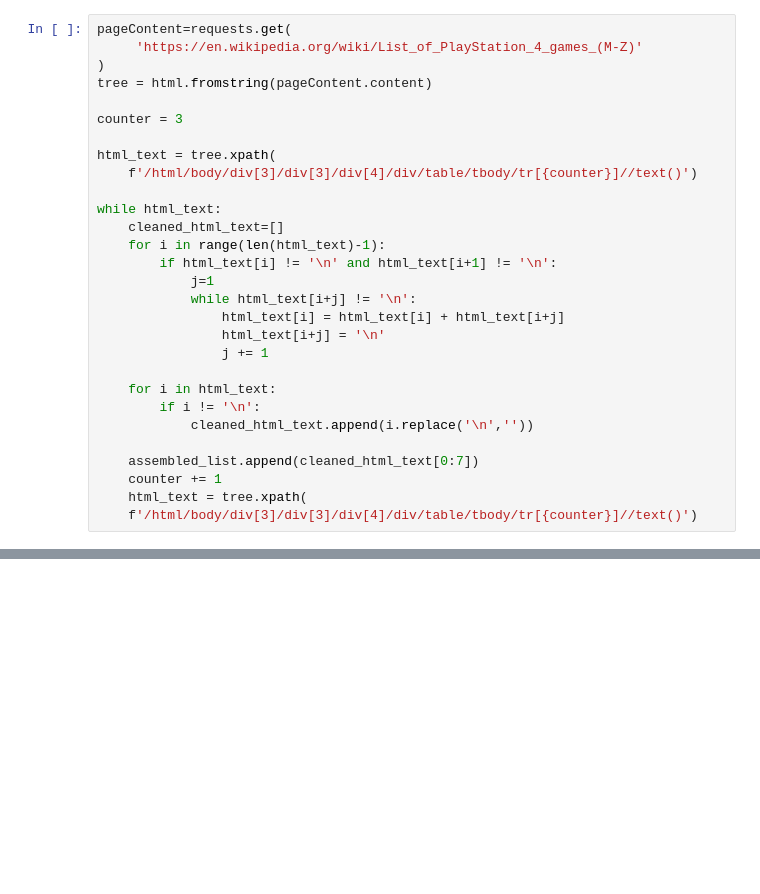
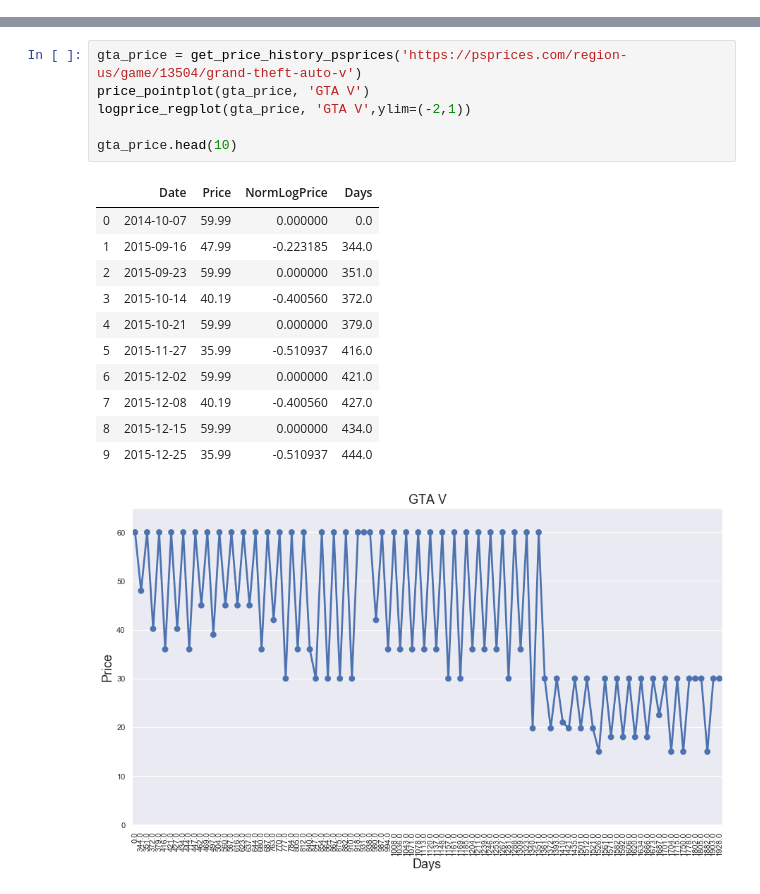
Before and after one commit to ashwin2rai/no_more_backlogs, a Jupyter notebook: notebooks/prototype_1.ipynb, the cells around one changed output, grey strips where cells are left out. Drawn from its saved outputs; the diff is of its cells as text; blank space fills up the shorter version.

Commit message:
Cleaned/organized scraping notebook

```diff
--- a/notebooks/prototype_1.ipynb
+++ b/notebooks/prototype_1.ipynb
@@ -38,29 +64,0 @@ while html_text:
-# %%
-pageContent=requests.get(
-     'https://en.wikipedia.org/wiki/List_of_PlayStation_4_games_(M-Z)'
-)
-tree = html.fromstring(pageContent.content)
-
-counter = 3
-
-html_text = tree.xpath(
-    f'/html/body/div[3]/div[3]/div[4]/div/table/tbody/tr[{counter}]//text()')
-
-while html_text:
-    cleaned_html_text=[]
-    for i in range(len(html_text)-1):
-        if html_text[i] != '\n' and html_text[i+1] != '\n':
-            j=1
-            while html_text[i+j] != '\n':
-                html_text[i] = html_text[i] + html_text[i+j]
-                html_text[i+j] = '\n'
-                j += 1
-
-    for i in html_text:
-        if i != '\n':
-            cleaned_html_text.append(i.replace('\n',''))
-
-    assembled_list.append(cleaned_html_text[0:7])
-    counter += 1
-    html_text = tree.xpath(
-    f'/html/body/div[3]/div[3]/div[4]/div/table/tbody/tr[{counter}]//text()')
@@ -82,0 +172,19 @@ game_list.tail(5)
+# %%
+gta_price = get_price_history_psprices('https://psprices.com/region-us/game/13504/grand-theft-auto-v')
+price_pointplot(gta_price, 'GTA V')
+logprice_regplot(gta_price, 'GTA V',ylim=(-2,1))
+
+gta_price.head(10)
+# %% [output]
+|  | Date | Price | NormLogPrice | Days |
+| 0 | 2014-10-07 | 59.99 | 0.000000 | 0.0 |
+| 1 | 2015-09-16 | 47.99 | -0.223185 | 344.0 |
+| 2 | 2015-09-23 | 59.99 | 0.000000 | 351.0 |
+| 3 | 2015-10-14 | 40.19 | -0.400560 | 372.0 |
+| 4 | 2015-10-21 | 59.99 | 0.000000 | 379.0 |
+| 5 | 2015-11-27 | 35.99 | -0.510937 | 416.0 |
+| 6 | 2015-12-02 | 59.99 | 0.000000 | 421.0 |
+| 7 | 2015-12-08 | 40.19 | -0.400560 | 427.0 |
+| 8 | 2015-12-15 | 59.99 | 0.000000 | 434.0 |
+| 9 | 2015-12-25 | 35.99 | -0.510937 | 444.0 |
+[figure, added]
```
Also changed, not shown: parts of 8 cells of this notebook, 2 other files.
